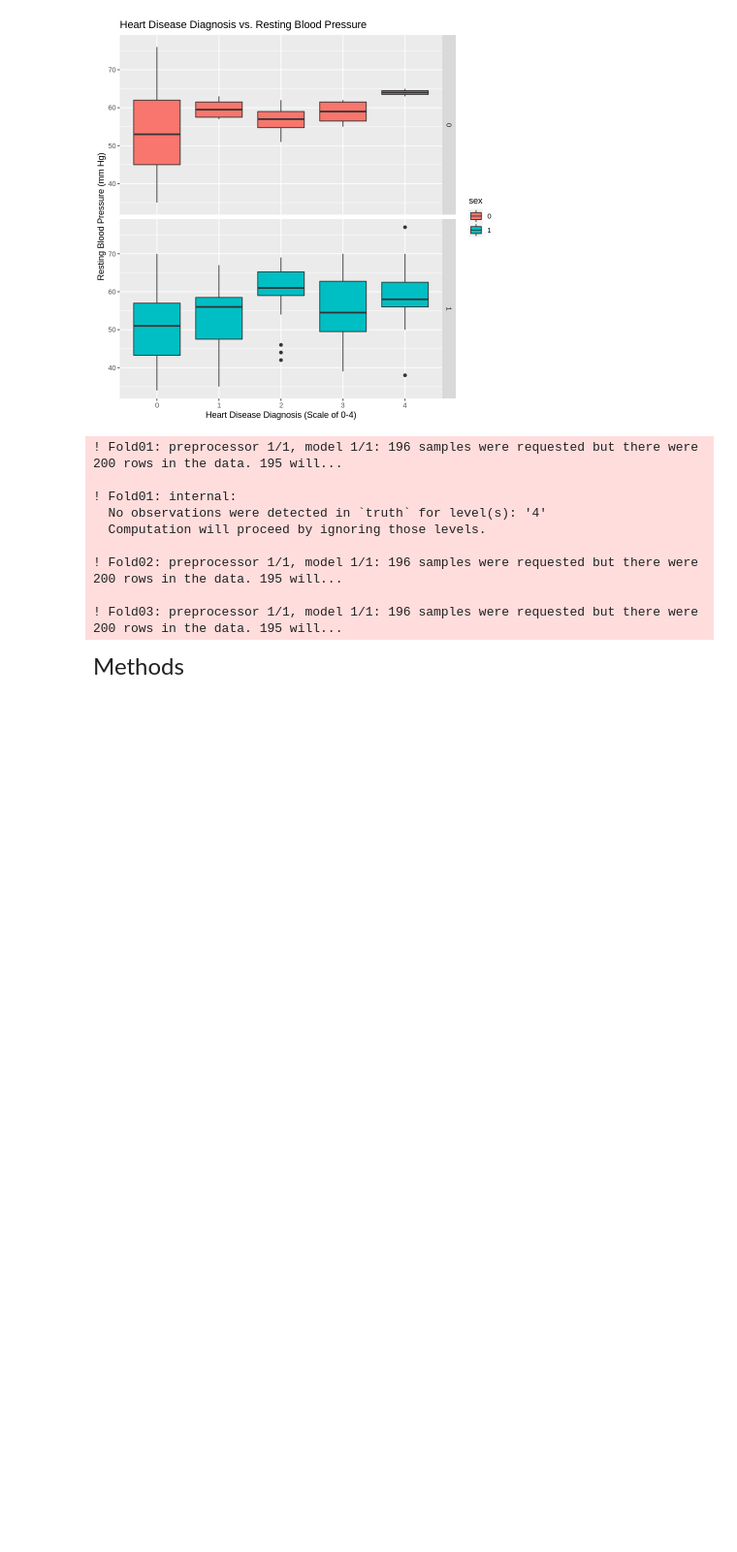
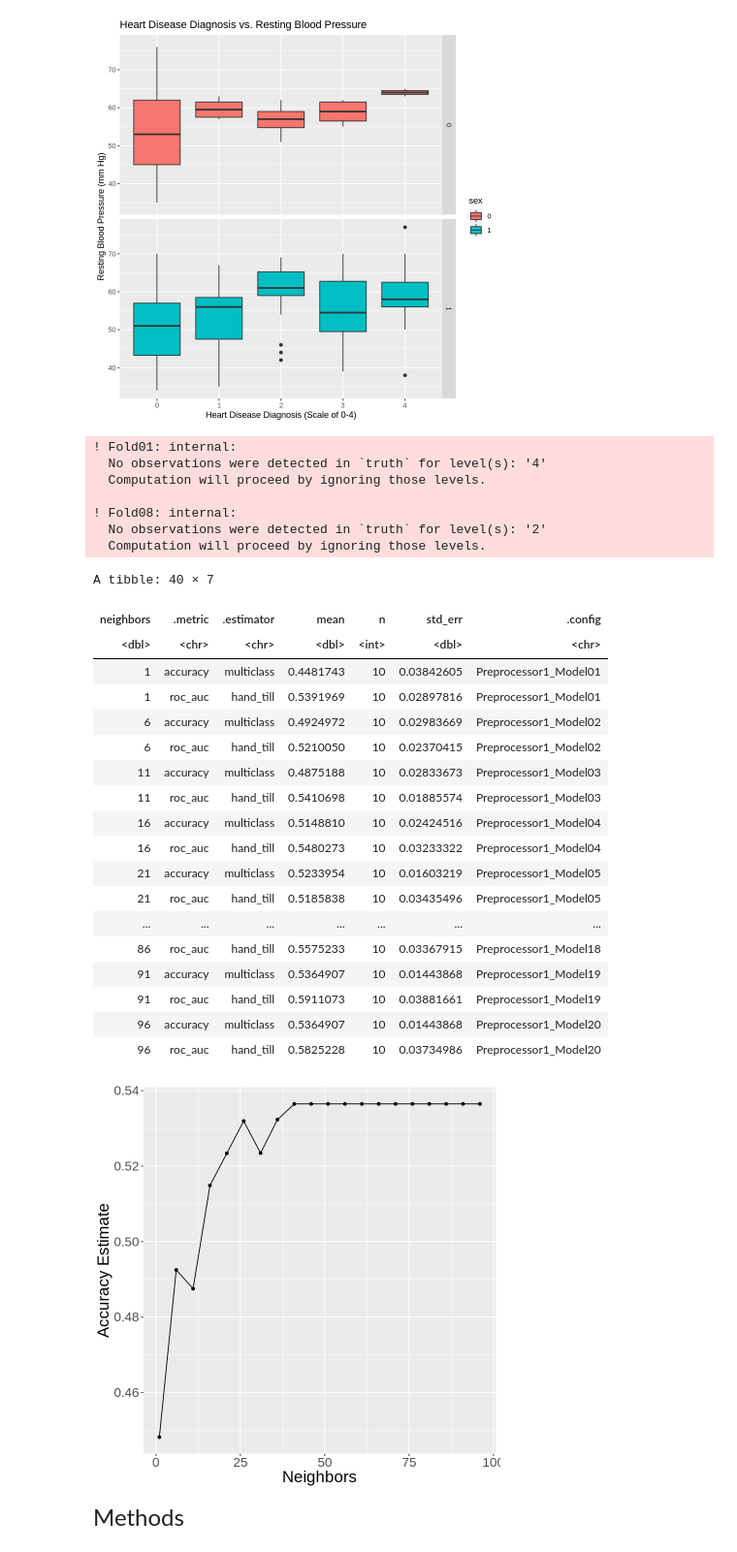
Before and after one commit to ck2671/dsci-100-2022w2-group-35, a Jupyter notebook: Heart Disease Project.ipynb, the cells around one changed output. Shown at 97% size. Drawn from its saved outputs; the diff is of its cells as text; code cells hidden in the pictures; blank space fills up the shorter version.

```diff
--- a/Heart Disease Project.ipynb
+++ b/Heart Disease Project.ipynb
@@ -199,39 +199,57 @@ heart_recipe <- recipe(heart_disease_diagnosis ~ resting_blood_pressure + sex, d
   step_scale(all_predictors()) |>
   step_center(all_predictors())
 
 knn_spec <- nearest_neighbor(weight_func = "rectangular", neighbors = tune()) |>
   set_engine("kknn") |>
   set_mode("classification")
 
-k_vals <- tibble(neighbors=seq(from=1, to=200, by=5))
+k_vals <- tibble(neighbors=seq(from=1, to=100, by=5))
 
 knn_results <- workflow() |>
   add_recipe(heart_recipe) |>
   add_model(knn_spec) |>
   tune_grid(resamples = heart_vfold, grid = k_vals) |>
   collect_metrics()
 knn_results
 
 accuracies <- knn_results |>
   filter(.metric == "accuracy")
 
 cross_val_plot <- accuracies |>
     ggplot(aes(x = neighbors, y = mean)) +
     geom_point() +
     geom_line() +
     labs(x = "Neighbors", y = "Accuracy Estimate") +
     theme(text = element_text(size = 20))
 cross_val_plot
 # %% [output]
-! Fold01: preprocessor 1/1, model 1/1: 196 samples were requested but there were 200 rows in the data. 195 will...
-
 ! Fold01: internal:
   No observations were detected in `truth` for level(s): '4'
   Computation will proceed by ignoring those levels.
 
-! Fold02: preprocessor 1/1, model 1/1: 196 samples were requested but there were 200 rows in the data. 195 will...
-
-! Fold03: preprocessor 1/1, model 1/1: 196 samples were requested but there were 200 rows in the data. 195 will...
+! Fold08: internal:
+  No observations were detected in `truth` for level(s): '2'
+  Computation will proceed by ignoring those levels.
+A tibble: 40 × 7
+| neighbors | .metric | .estimator | mean | n | std_err | .config |
+| <dbl> | <chr> | <chr> | <dbl> | <int> | <dbl> | <chr> |
+| 1 | accuracy | multiclass | 0.4481743 | 10 | 0.03842605 | Preprocessor1_Model01 |
+| 1 | roc_auc | hand_till | 0.5391969 | 10 | 0.02897816 | Preprocessor1_Model01 |
+| 6 | accuracy | multiclass | 0.4924972 | 10 | 0.02983669 | Preprocessor1_Model02 |
+| 6 | roc_auc | hand_till | 0.5210050 | 10 | 0.02370415 | Preprocessor1_Model02 |
+| 11 | accuracy | multiclass | 0.4875188 | 10 | 0.02833673 | Preprocessor1_Model03 |
+| 11 | roc_auc | hand_till | 0.5410698 | 10 | 0.01885574 | Preprocessor1_Model03 |
+| 16 | accuracy | multiclass | 0.5148810 | 10 | 0.02424516 | Preprocessor1_Model04 |
+| 16 | roc_auc | hand_till | 0.5480273 | 10 | 0.03233322 | Preprocessor1_Model04 |
+| 21 | accuracy | multiclass | 0.5233954 | 10 | 0.01603219 | Preprocessor1_Model05 |
+| 21 | roc_auc | hand_till | 0.5185838 | 10 | 0.03435496 | Preprocessor1_Model05 |
+| ... | ... | ... | ... | ... | ... | ... |
+| 86 | roc_auc | hand_till | 0.5575233 | 10 | 0.03367915 | Preprocessor1_Model18 |
+| 91 | accuracy | multiclass | 0.5364907 | 10 | 0.01443868 | Preprocessor1_Model19 |
+| 91 | roc_auc | hand_till | 0.5911073 | 10 | 0.03881661 | Preprocessor1_Model19 |
+| 96 | accuracy | multiclass | 0.5364907 | 10 | 0.01443868 | Preprocessor1_Model20 |
+| 96 | roc_auc | hand_till | 0.5825228 | 10 | 0.03734986 | Preprocessor1_Model20 |
+[figure, added]
 # %% [markdown]
 <font size="5"> Methods </font>
 # %% [markdown]
```
